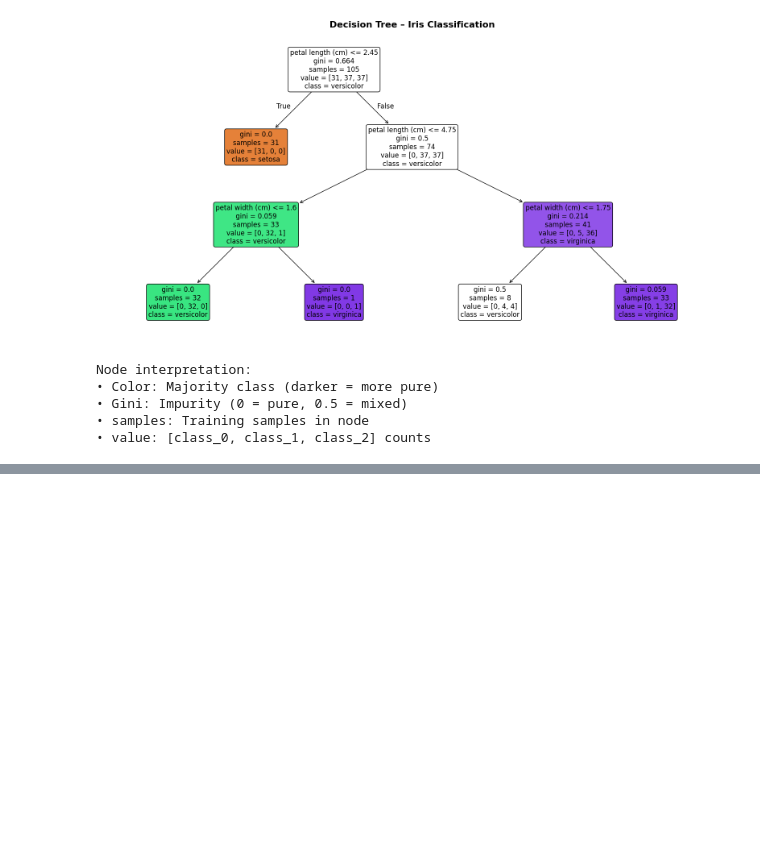
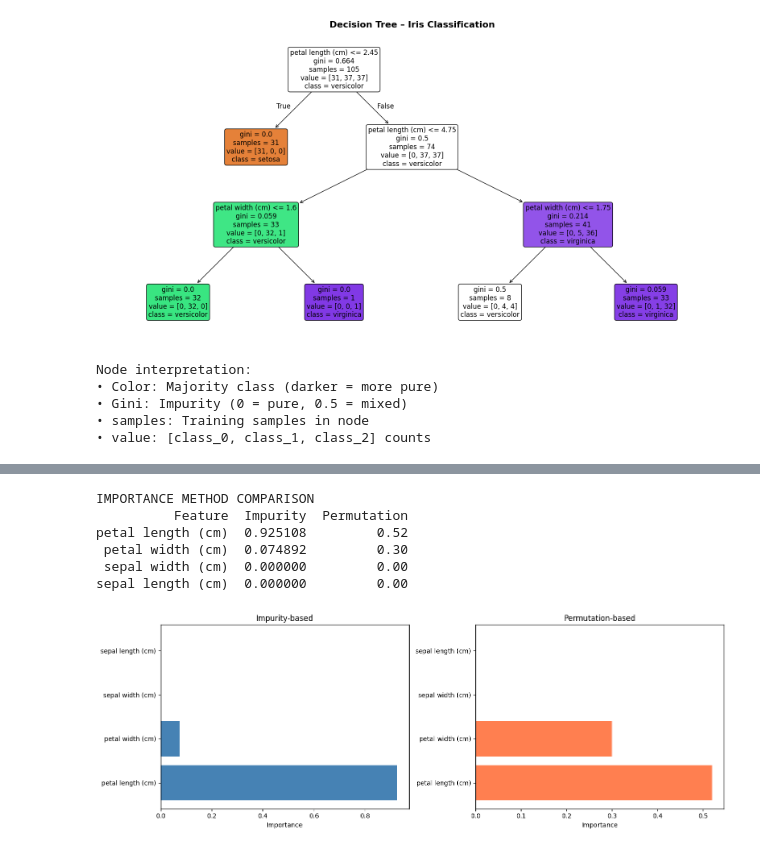
Before and after one commit to prat-kap/Assignment-Task-Management, a Jupyter notebook: Tree_visualisation.ipynb, the cells around one changed output, grey strips where cells are left out. Cells and saved outputs as stored; diff of their text form; code cells hidden in the pictures; blank space fills up the shorter version.

```diff
--- a/Tree_visualisation.ipynb
+++ b/Tree_visualisation.ipynb
@@ -70,0 +168,14 @@ Node interpretation:
+# %%
+from sklearn.inspection import permutation_importance
+import numpy as np # Ensure numpy is imported
+
+perm_importance = permutation_importance(
+    tree, x_test, y_test, n_repeats=10, random_state=42
+)
+
+print('PERMUTATION IMPORTANCE (Test Set)')
+print('='*50)
+for i in np.argsort(perm_importance.importances_mean)[::-1]:
+    print(f'{feature_names[i]:25s}: {perm_importance.importances_mean[i]:.4f} '
+          f'± {perm_importance.importances_std[i]:.4f}')
+print('='*50)
@@ -70,0 +190,37 @@ Node interpretation:
+# %%
+import pandas as pd
+
+comparison_df = pd.DataFrame({
+    'Feature': feature_names,
+    'Impurity': importances,
+    'Permutation': perm_importance.importances_mean
+})
+
+comparison_df = comparison_df.sort_values('Impurity', ascending=False)
+
+print('\nIMPORTANCE METHOD COMPARISON')
+print(comparison_df.to_string(index=False))
+
+# Visualize comparison
+fig, axes = plt.subplots(1, 2, figsize=(14, 5))
+
+axes[0].barh(comparison_df['Feature'], comparison_df['Impurity'],
+             color='steelblue')
+axes[0].set_xlabel('Importance')
+axes[0].set_title('Impurity-based')
+
+axes[1].barh(comparison_df['Feature'], comparison_df['Permutation'],
+             color='coral')
+axes[1].set_xlabel('Importance')
+axes[1].set_title('Permutation-based')
+
+plt.tight_layout()
+plt.show()
+# %% [output]
+IMPORTANCE METHOD COMPARISON
+          Feature  Impurity  Permutation
+petal length (cm)  0.925108         0.52
+ petal width (cm)  0.074892         0.30
+ sepal width (cm)  0.000000         0.00
+sepal length (cm)  0.000000         0.00
+[figure, added]
```
Also changed, not shown: parts of 3 cells of this notebook.
